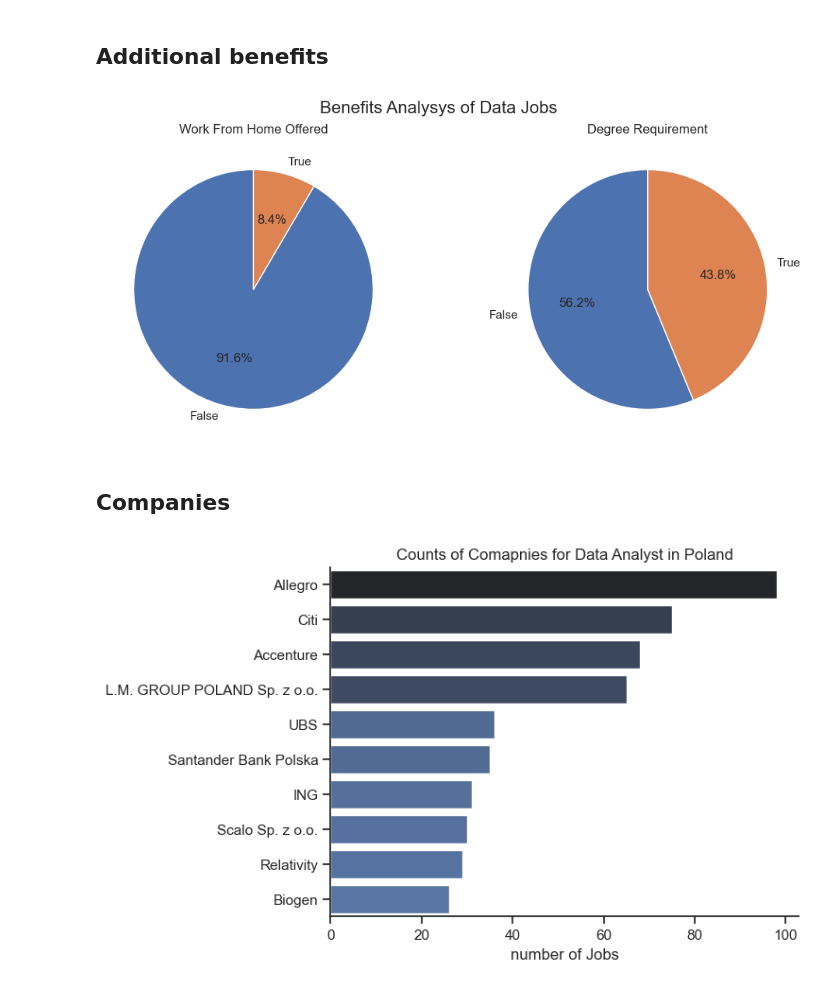
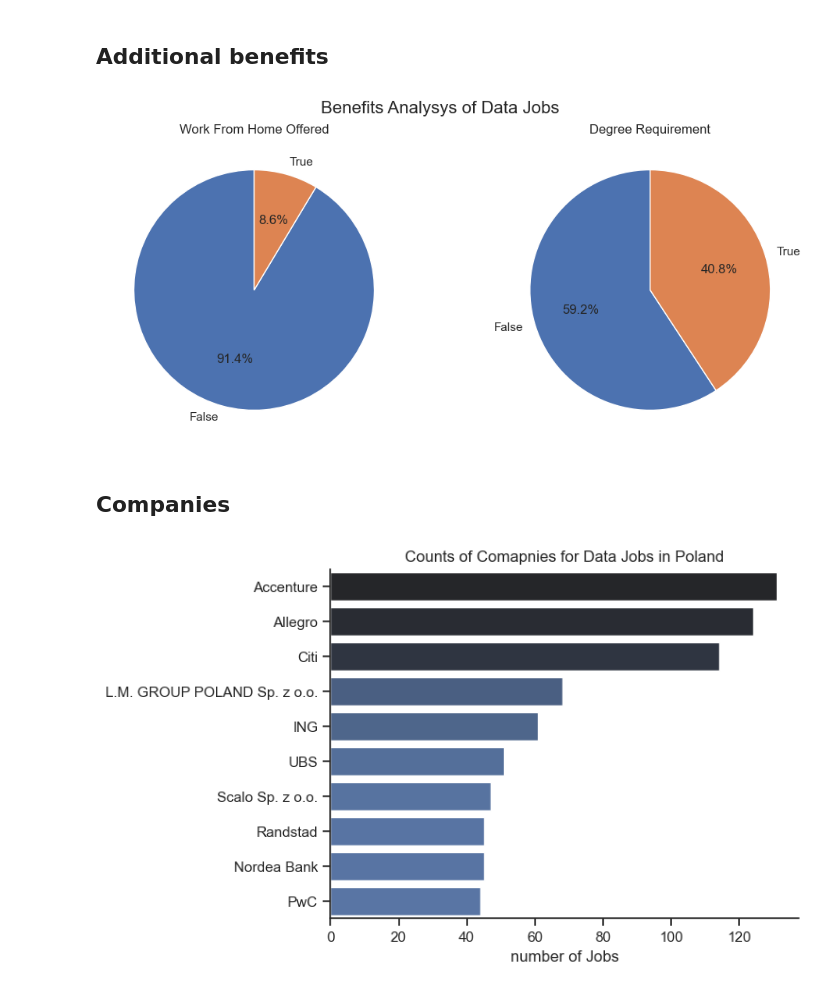
Before and after one commit to FranciszekLagoda/Python-for-Data-Analytics, a Jupyter notebook: 1_EDA_Intro.ipynb, the cells around one changed output. Drawn from its saved outputs; the diff is of its cells as text; code cells hidden in the pictures.

```diff
--- a/1_EDA_Intro.ipynb
+++ b/1_EDA_Intro.ipynb
@@ -24,3 +22,9 @@ df_DA_PL = df[(df['job_country']=='Poland') & (df['job_title_short']=='Data Anal
+# %%
+# Jobs of my interest
+job_list=['Data Analyst', 'Business Analyst', 'Data Scientist']
+job_list.sort()
+
+df_DA_PL = df[(df['job_country']=='Poland') & (df['job_title_short'].isin(job_list))]
 # %% [markdown]
 ## Most popular locations
 # %%
@@ -52,18 +58,18 @@ for i, (column,title) in enumerate(dict_column.items()):
 plt.suptitle('Benefits Analysys of Data Jobs', fontsize=16)
 plt.show()
 # %% [output]
-[figure, old version]
+[figure, new version]
 # %% [markdown]
 ## Companies
 # %%
 df_plot = df_DA_PL['company_name'].value_counts().head(10).to_frame()
 sns.set_theme(style='ticks')
 
 sns.barplot(data=df_plot, y='company_name', x='count', hue='count', palette='dark:b_r', legend=False)
 sns.despine()
-plt.title('Counts of Comapnies for Data Analyst in Poland')
+plt.title('Counts of Comapnies for Data Jobs in Poland')
 plt.ylabel('')
 plt.xlabel('number of Jobs')
 plt.show()
 # %% [output]
-[figure, old version]
+[figure, new version]
```
Also changed, not shown: parts of 3 cells of this notebook.
